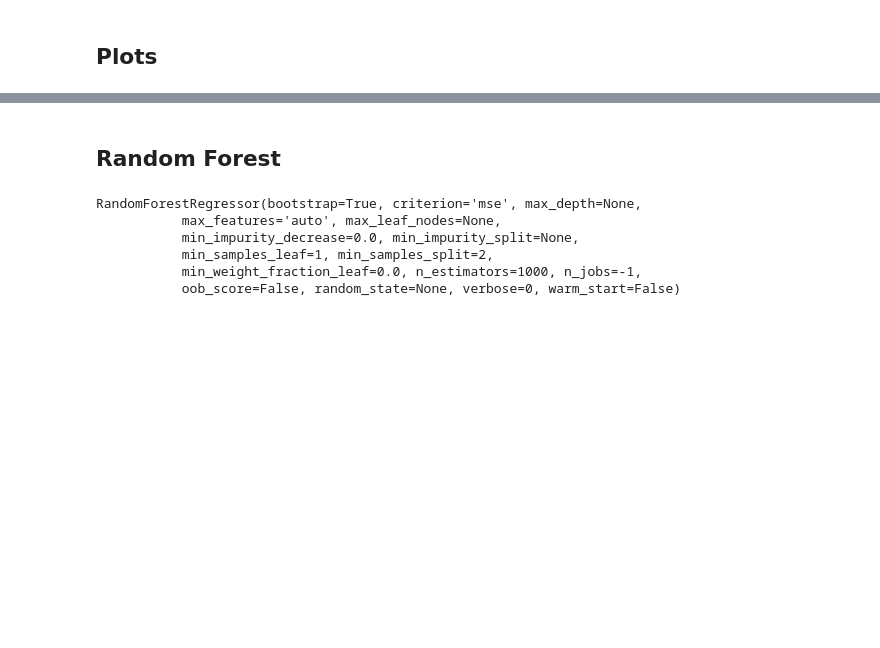
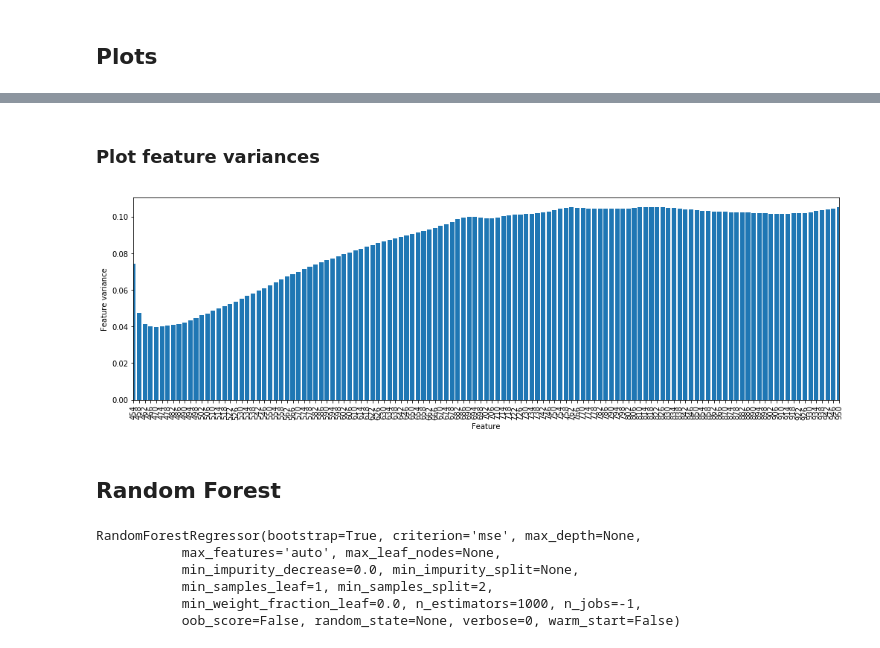
Before and after one commit to felixriese/susi, a Jupyter notebook: examples/SOMRegressor_Hyperspectral.ipynb, the cells around one changed output, grey strips where cells are left out. Saved outputs shown, nothing was run; the diff lists cells and outputs as text; code cells hidden in the pictures; blank space fills up the shorter version.

```diff
--- a/examples/SOMRegressor_Hyperspectral.ipynb
+++ b/examples/SOMRegressor_Hyperspectral.ipynb
@@ -152,3 +162,16 @@ plt.colorbar()
+# %% [markdown]
+### Plot feature variances
+# %%
+variances = som.variances_
+plt.figure(figsize=(17,5))
+plt.bar(hypbands, variances)
+plt.xlim(hypbands[0], hypbands[-1])
+plt.xlabel("Feature")
+plt.ylabel("Feature variance")
+plt.xticks(hypbands, hypbands, rotation=90)
+plt.show()
+# %% [output]
+[figure, added]
 # %% [markdown]
 ## Random Forest
 # %%
```
Also changed, not shown: parts of 9 cells of this notebook, 5 other files.
